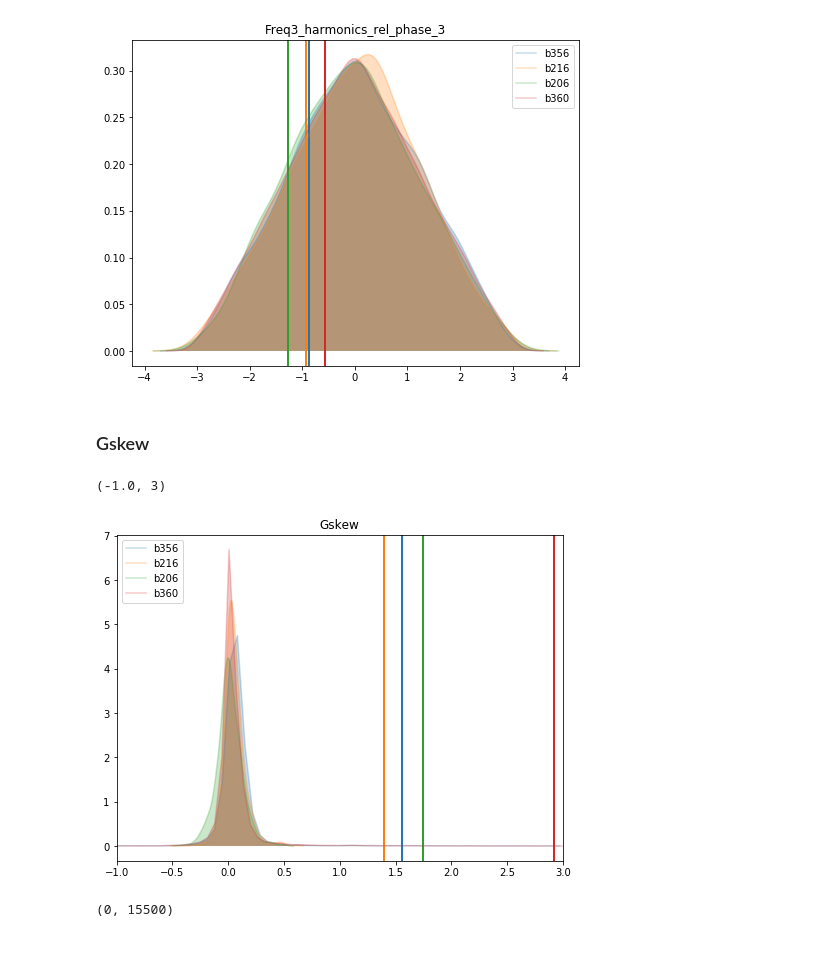
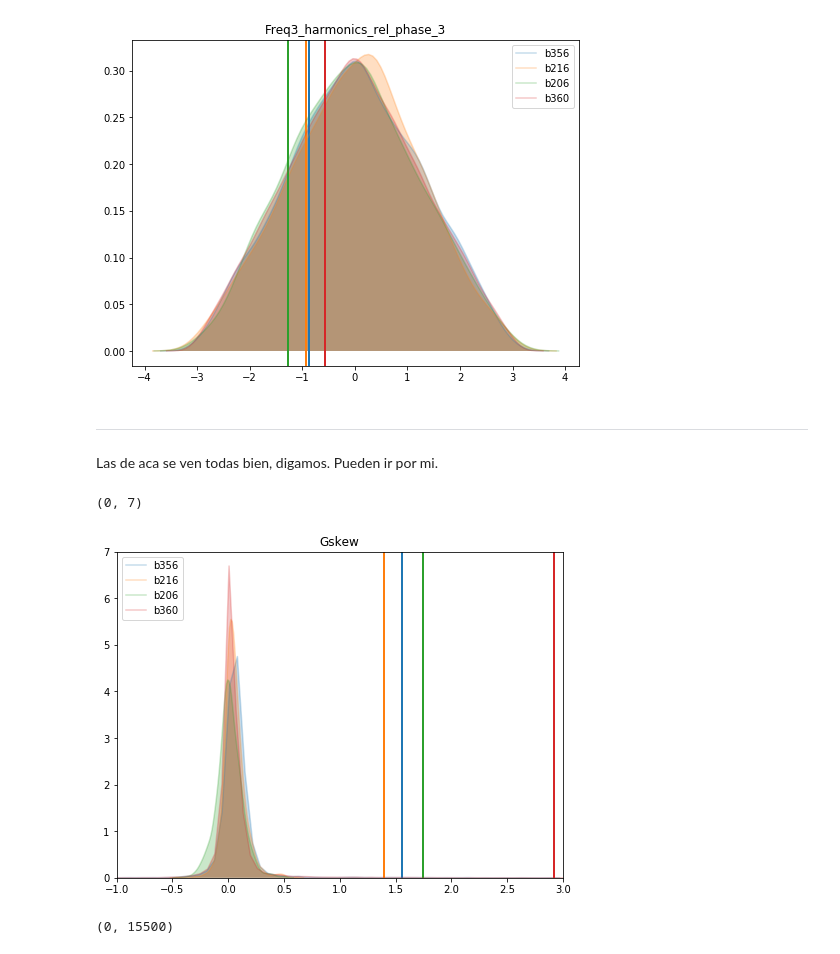
Before and after one commit to leliel12/paper_gema, a Jupyter notebook: 02_kde_comparations.ipynb, the cells around one changed output. Saved outputs shown, nothing was run; the diff lists cells and outputs as text; code cells hidden in the pictures.

```diff
--- a/02_kde_comparations.ipynb
+++ b/02_kde_comparations.ipynb
@@ -375,14 +403,17 @@ plot_feat('Freq3_harmonics_rel_phase_3', feat_plot_conf=feat_plot_conf)
 # %% [output]
 [figure]
 # %% [markdown]
-### Gskew
+------------------------
+# %% [markdown]
+Las de aca se ven todas bien, digamos. Pueden ir por mi.
 # %%
 feat_plot_conf['Gskew'] = {'xscale':'linear', 'yscale':'linear'}
 plot_feat('Gskew', feat_plot_conf=feat_plot_conf)
 plt.xlim(-1.0, 3)
+plt.ylim(0, 7)
 # %% [output]
-(-1.0, 3)
+(0, 7)
-[figure, old version]
+[figure, new version]
 # %%
 feat_plot_conf['LinearTrend'] = {'xscale':'linear', 'yscale':'linear'}
 plot_feat('LinearTrend', feat_plot_conf=feat_plot_conf)
```
Also changed, not shown: parts of 9 cells of this notebook.
